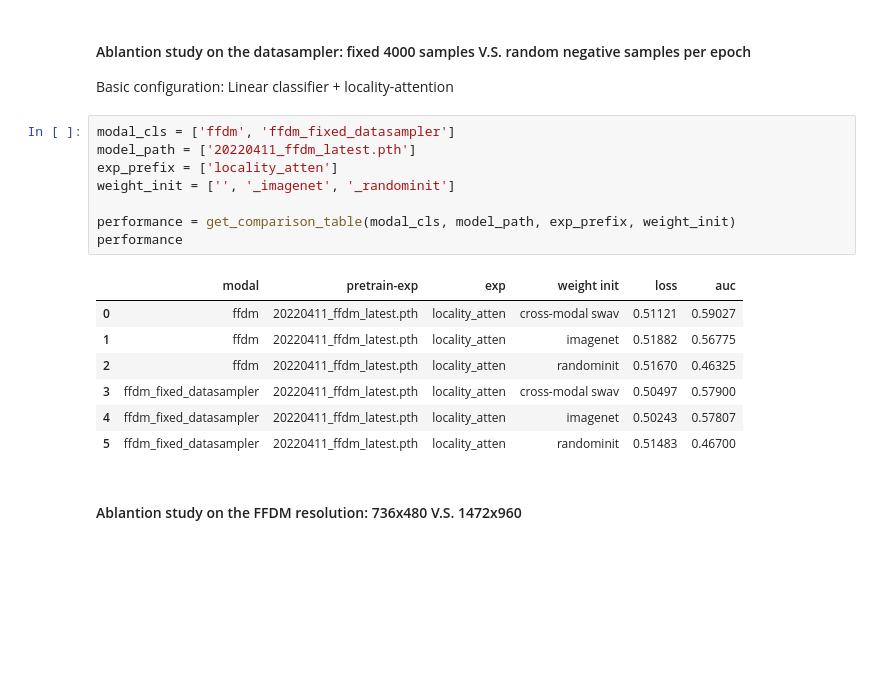
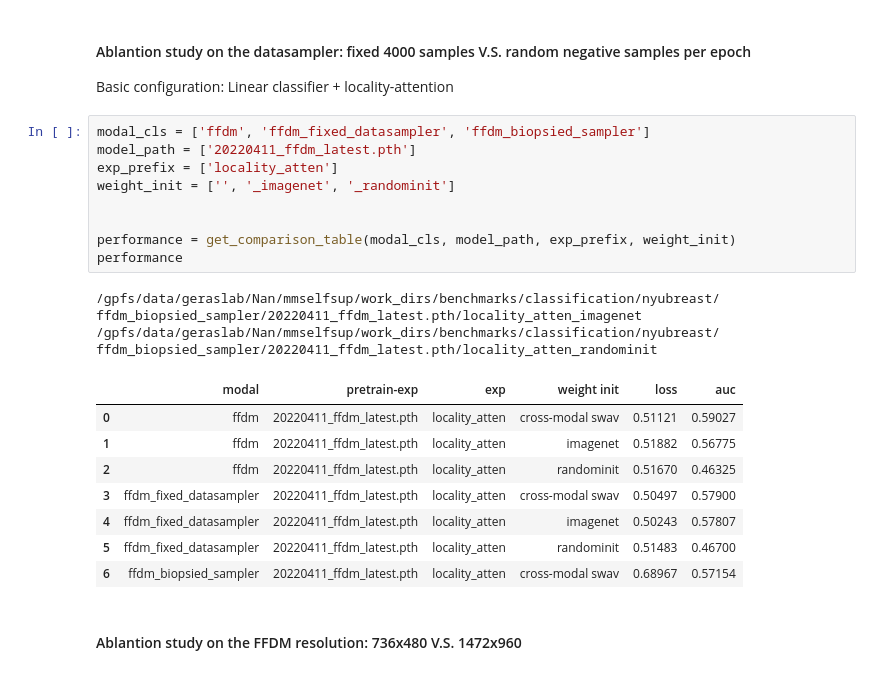
Before and after one commit to wooginawunan/mmselfsup, a Jupyter notebook: notebooks/analysis.ipynb, the cells around one changed output. Saved outputs shown, nothing was run; the diff lists cells and outputs as text; blank space fills up the shorter version.

```diff
--- a/notebooks/analysis.ipynb
+++ b/notebooks/analysis.ipynb
@@ -97,20 +97,24 @@ plt.ylim(0.4, 0.65)
 
 Basic configuration: Linear classifier +  locality-attention
 # %%
-modal_cls = ['ffdm', 'ffdm_fixed_datasampler']
+modal_cls = ['ffdm', 'ffdm_fixed_datasampler', 'ffdm_biopsied_sampler']
 model_path = ['20220411_ffdm_latest.pth']
 exp_prefix = ['locality_atten']
 weight_init = ['', '_imagenet', '_randominit']
 
+
 performance = get_comparison_table(modal_cls, model_path, exp_prefix, weight_init)
 performance
 # %% [output]
+/gpfs/data/geraslab/Nan/mmselfsup/work_dirs/benchmarks/classification/nyubreast/ ffdm_biopsied_sampler/20220411_ffdm_latest.pth/locality_atten_imagenet
+/gpfs/data/geraslab/Nan/mmselfsup/work_dirs/benchmarks/classification/nyubreast/ ffdm_biopsied_sampler/20220411_ffdm_latest.pth/locality_atten_randominit
 |  | modal | pretrain-exp | exp | weight init | loss | auc |
 | 0 | ffdm | 20220411_ffdm_latest.pth | locality_atten | cross-modal swav | 0.51121 | 0.59027 |
 | 1 | ffdm | 20220411_ffdm_latest.pth | locality_atten | imagenet | 0.51882 | 0.56775 |
 | 2 | ffdm | 20220411_ffdm_latest.pth | locality_atten | randominit | 0.51670 | 0.46325 |
 | 3 | ffdm_fixed_datasampler | 20220411_ffdm_latest.pth | locality_atten | cross-modal swav | 0.50497 | 0.57900 |
 | 4 | ffdm_fixed_datasampler | 20220411_ffdm_latest.pth | locality_atten | imagenet | 0.50243 | 0.57807 |
 | 5 | ffdm_fixed_datasampler | 20220411_ffdm_latest.pth | locality_atten | randominit | 0.51483 | 0.46700 |
+| 6 | ffdm_biopsied_sampler | 20220411_ffdm_latest.pth | locality_atten | cross-modal swav | 0.68967 | 0.57154 |
 # %% [markdown]
 #### Ablantion study on the FFDM resolution: 736x480 V.S. 1472x960
```
Also changed, not shown: parts of 23 cells of this notebook, 2 other files.
